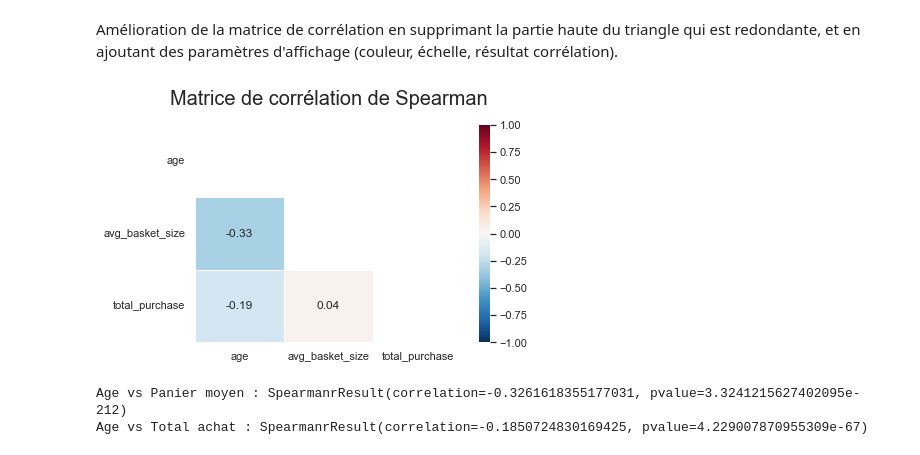
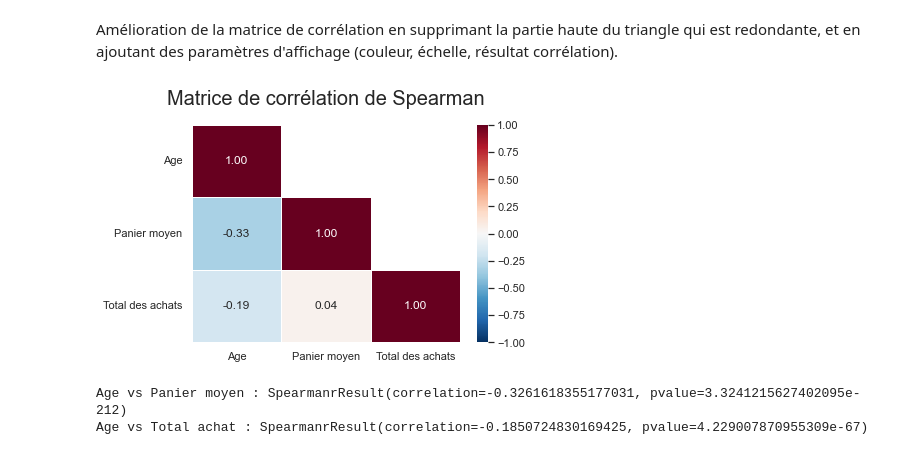
Before and after one commit to dumbor/P6---Analyse-de-ventes, a Jupyter notebook: Analysez les ventes d'une librairie.ipynb, the cells around one changed output. Saved outputs shown, nothing was run; the diff lists cells and outputs as text; code cells hidden in the pictures.

```diff
--- a/Analysez les ventes d'une librairie.ipynb
+++ b/Analysez les ventes d'une librairie.ipynb
@@ -1794,17 +1794,17 @@ ax = sns.heatmap(df_corr, cmap = 'RdBu_r').set_title("Matrice de corrélation de
 # %% [markdown]
 Amélioration de la matrice de corrélation en supprimant la partie haute du triangle qui est redondante, et en ajoutant des paramètres d'affichage (couleur, échelle, résultat corrélation).
 # %%
-mask = np.triu(np.ones_like(age_basket_df.corr(),dtype=bool))
+mask = np.triu(np.ones_like(df_corr,dtype=bool),k=1)
 
-sns.heatmap(df_corr, cmap = 'RdBu_r', mask=mask, annot=True, center=0, vmin=-1,vmax=1, fmt=".2f", linewidths=1)
+sns.heatmap(df_corr, cmap = 'RdBu_r', mask=mask, annot=True, center=0, vmin=-1,vmax=1, fmt=".2f", linewidths=1,xticklabels =["Age", "Panier moyen", "Total des achats"],yticklabels =["Age", "Panier moyen", "Total des achats"])
 
-plt.title("Matrice de corrélation de Spearman", fontsize = 20,loc='center', pad=20)
+plt.title("Matrice de corrélation de Spearman", fontsize=20, loc='center', pad=20)
 
-plt.savefig("img/relationAgeProcurementPearson.png", dpi=200, bbox_inches="tight")
+plt.savefig("img/relationAgeProcurementSpearman.png", dpi=200, bbox_inches="tight")
 
 plt.show()
 # %% [output]
-[figure, old version]
+[figure, new version]
 # %%
 print(f"""Age vs Panier moyen : {spearmanr(age_basket_df.age,age_basket_df.avg_basket_size)}
 Age vs Total achat : {spearmanr(age_basket_df.age,age_basket_df.total_purchase)}""")
```
Also changed, not shown: parts of 6 cells of this notebook.
